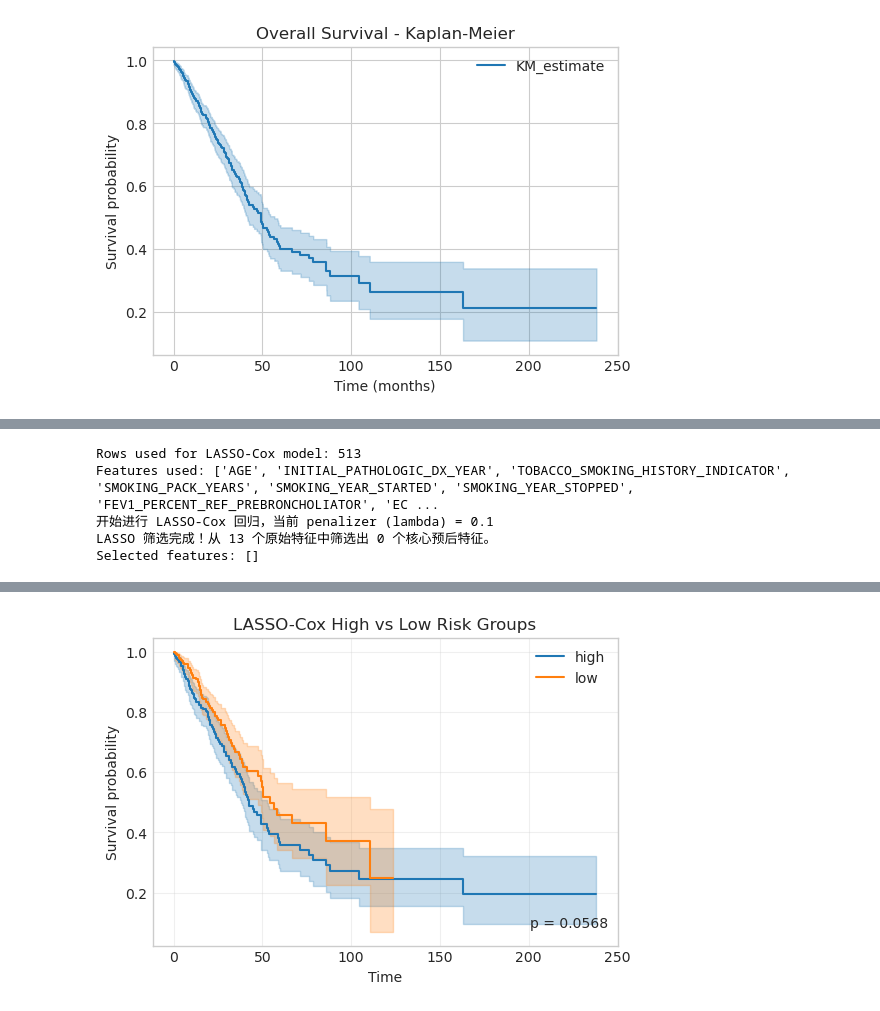
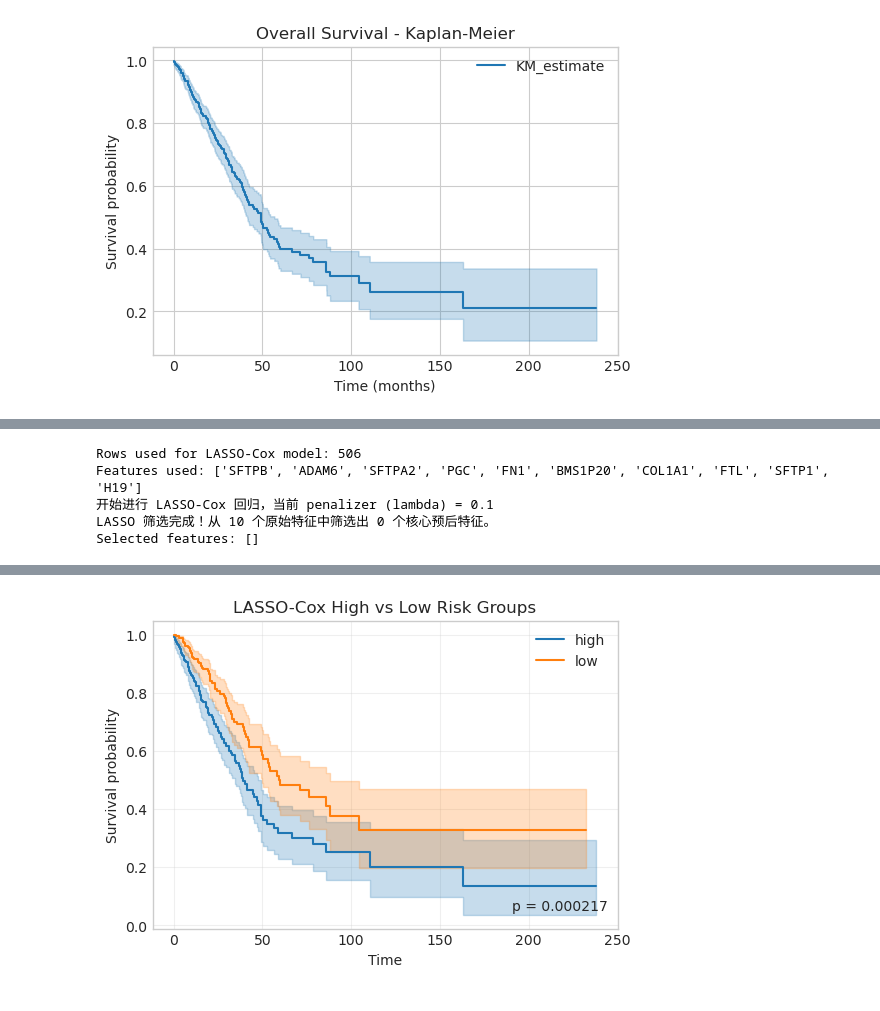
Before and after one commit to zengjoyous/SurvivalNet, a Jupyter notebook: examples/demo.ipynb, the cells around one changed output, grey strips where cells are left out. Cells and saved outputs as stored; diff of their text form; code cells hidden in the pictures.

```diff
--- a/examples/demo.ipynb
+++ b/examples/demo.ipynb
@@ -34,10 +66,12 @@ Using data file: /home/zengj/bio2503/survivalnet/SurvivalNet/examples/data_clini
 # %%
-# Load and normalize overall survival data.
-raw_df = load_clinical_data(str(data_path))
-data = normalize_survival_data(raw_df, "OS_MONTHS", "OS_STATUS", id_col="PATIENT_ID")
+# Load and normalize clinical survival data, then merge by PATIENT_ID.
+raw_clinical = load_clinical_data(str(clinical_path))
+clinical = normalize_survival_data(raw_clinical, "OS_MONTHS", "OS_STATUS", id_col="PATIENT_ID")
 
-display(data[["PATIENT_ID", "duration", "event", "AGE", "KARNOFSKY_PERFORMANCE_SCORE"]].head())
-print(f"Normalized rows: {len(data)}")
+data = clinical.merge(expr_df, on="PATIENT_ID", how="inner")
+display(data[["PATIENT_ID", "duration", "event", "AGE", "INITIAL_PATHOLOGIC_DX_YEAR"]].head())
+print(f"Merged rows: {len(data)}")
+print(f"Merged columns: {len(data.columns)}")
 # %% [output]
 成功读取数据，原始矩阵形状为: (522, 79)
 删失数据标准化完成：有效样本 513 例 (剔除了 9 例缺失值)
@@ -59,9 +94,10 @@ plt.show()
 # %% [output]
 [figure]
 # %%
-# Cox model demo using AGE as a stable numeric covariate.
-cox_df = data[["duration", "event", "AGE"]].copy()
-cox_df["AGE"] = pd.to_numeric(cox_df["AGE"], errors="coerce")
+# Cox model demo using age and diagnosis year.
+cox_df = data[["duration", "event", "AGE", "INITIAL_PATHOLOGIC_DX_YEAR"]].copy()
+for col in ["AGE", "INITIAL_PATHOLOGIC_DX_YEAR"]:
+    cox_df[col] = pd.to_numeric(cox_df[col], errors="coerce")
 cox_df = cox_df.dropna()
 
 print(f"Rows used for Cox model: {len(cox_df)}")
@@ -95,43 +133,22 @@ Rows used for Cox model: 503
 # %%
-# LASSO-Cox demo using a stable numeric feature set.
-# We keep columns with enough observed values, impute missing values by median,
-# and then fit the extension module.
+# LASSO-Cox demo using top-variance gene expression features.
+# We select a small set of genes to keep the example light and stable.
 
-candidate_features = [
-    "AGE",
-    "INITIAL_PATHOLOGIC_DX_YEAR",
-    "TOBACCO_SMOKING_HISTORY_INDICATOR",
-    "SMOKING_PACK_YEARS",
-    "SMOKING_YEAR_STARTED",
-    "SMOKING_YEAR_STOPPED",
-    "FEV1_PERCENT_REF_PREBRONCHOLIATOR",
-    "ECOG_SCORE",
-    "CARBON_MONOXIDE_DIFFUSION_DLCO",
-    "FEV1_FVC_RATIO_PREBRONCHOLIATOR",
-    "FEV1_PERCENT_REF_POSTBRONCHOLIATOR",
-    "FEV1_FVC_RATIO_POSTBRONCHOLIATOR",
-    "KARNOFSKY_PERFORMANCE_SCORE",
-]
+gene_cols = [c for c in expr_df.columns if c != "PATIENT_ID"]
+gene_variance = expr_df[gene_cols].var(numeric_only=True).sort_values(ascending=False)
+top_genes = gene_variance.head(10).index.tolist()
 
-lasso_df = data[["duration", "event"]].copy()
-used_features = []
+lasso_df = data.set_index("PATIENT_ID")[["duration", "event"]].join(
+    expr_df.set_index("PATIENT_ID")[top_genes],
+    how="inner",
+).reset_index()
 
-for col in candidate_features:
-    if col not in data.columns:
-        continue
-    series = pd.to_numeric(data[col], errors="coerce")
-    if series.notna().sum() >= 50 and series.nunique(dropna=True) > 1:
-        lasso_df[col] = series
-        used_features.append(col)
-
-if not used_features:
-    raise ValueError("No usable numeric features found for the LASSO-Cox demo.")
-
-for col in used_features:
+for col in top_genes:
+    lasso_df[col] = pd.to_numeric(lasso_df[col], errors="coerce")
     lasso_df[col] = lasso_df[col].fillna(lasso_df[col].median())
 
 print(f"Rows used for LASSO-Cox model: {len(lasso_df)}")
-print(f"Features used: {used_features}")
+print(f"Features used: {top_genes}")
 
 lasso_model = LassoCoxModel(penalizer=0.1).fit(lasso_df, "duration", "event")
 selected_features = lasso_model.selected_features
@@ -153,10 +170,10 @@ ax = plot_grouped_km_with_pvalue(
 ax.set_title("LASSO-Cox High vs Low Risk Groups")
 plt.show()
 # %% [output]
-Rows used for LASSO-Cox model: 513
-Features used: ['AGE', 'INITIAL_PATHOLOGIC_DX_YEAR', 'TOBACCO_SMOKING_HISTORY_INDICATOR', 'SMOKING_PACK_YEARS', 'SMOKING_YEAR_STARTED', 'SMOKING_YEAR_STOPPED', 'FEV1_PERCENT_REF_PREBRONCHOLIATOR', 'EC ...
+Rows used for LASSO-Cox model: 506
+Features used: ['SFTPB', 'ADAM6', 'SFTPA2', 'PGC', 'FN1', 'BMS1P20', 'COL1A1', 'FTL', 'SFTP1', 'H19']
 开始进行 LASSO-Cox 回归，当前 penalizer (lambda) = 0.1
-LASSO 筛选完成！从 13 个原始特征中筛选出 0 个核心预后特征。
+LASSO 筛选完成！从 10 个原始特征中筛选出 0 个核心预后特征。
 Selected features: []
 |  | coef | exp(coef) | se(coef) | coef lower 95% | coef upper 95% | exp(coef) lower 95% | ... |
 | covariate |  |  |  |  |  |  | ... |
@@ -176 +190 @@ Selected features: []
-[figure, old version]
+[figure, new version]
```
Also changed, not shown: parts of 7 cells of this notebook, 2 other files.
